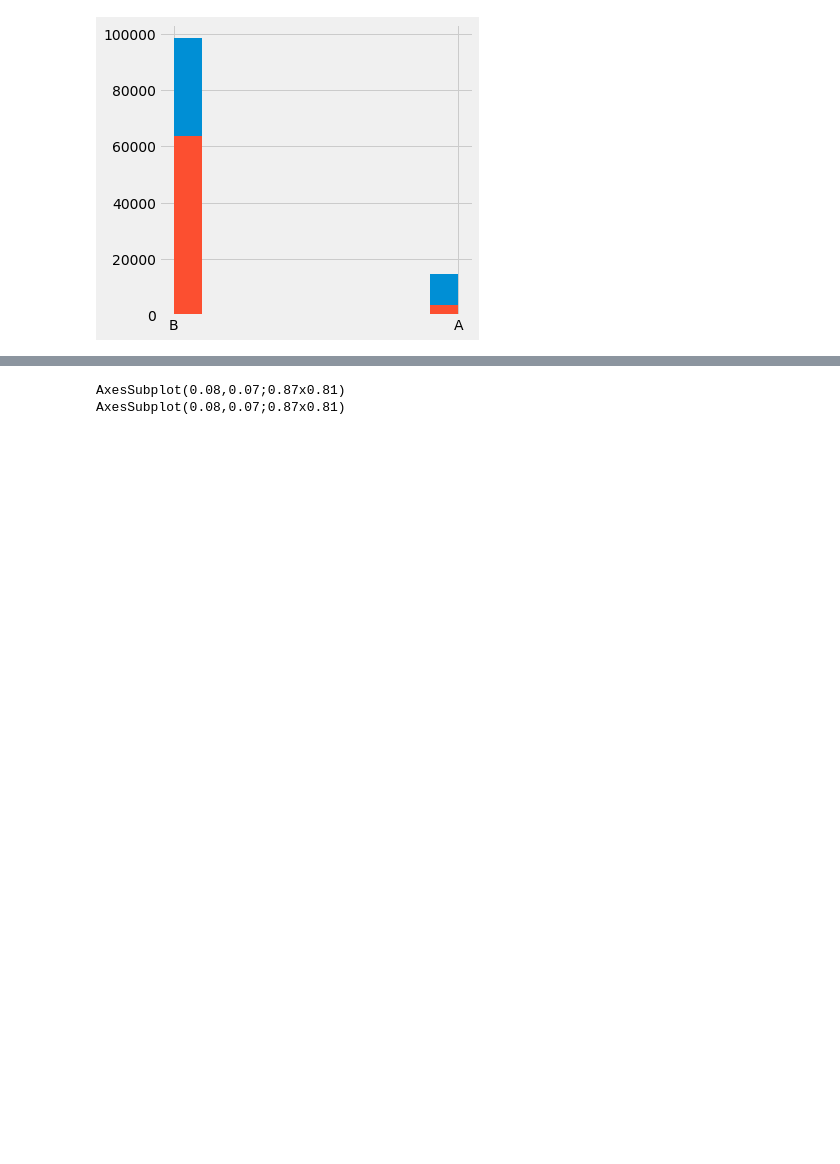
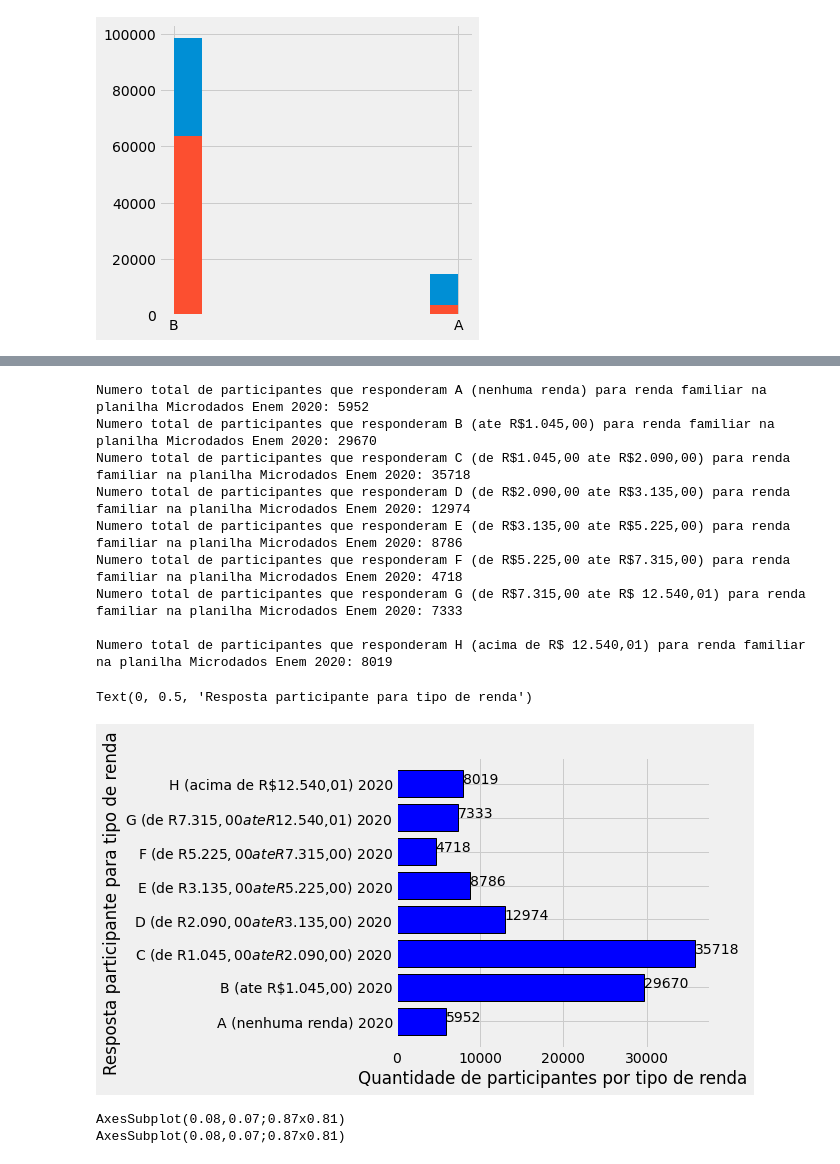
Before and after one commit to kingofrats04/Projeto_IA_DadosEnem, a Jupyter notebook: Graficos_IA.ipynb, the cells around one changed output, grey strips where cells are left out. Cells and saved outputs as stored; diff of their text form; code cells hidden in the pictures; blank space fills up the shorter version.

```diff
--- a/Graficos_IA.ipynb
+++ b/Graficos_IA.ipynb
@@ -590,49 +654,67 @@ AxesSubplot(0.08,0.07;0.87x0.81)
 # %%
 #---------------------------------- Grafico 11 - tipo de renda mensal familiar 2020 ----------------------------------
 
 #display(planilha2020.loc[(planilha2020['Q006']=='A')])
 #display(planilha2020.loc[(planilha2020['Q006']=='B')])
 #display(planilha2020.loc[(planilha2020['Q006']=='C')])
 #display(planilha2020.loc[(planilha2020['Q006']=='D')])
 #display(planilha2020.loc[(planilha2020['Q006']=='E')])
 #display(planilha2020.loc[(planilha2020['Q006']=='F')])
 #display(planilha2020.loc[(planilha2020['Q006']=='G')])
 #display(planilha2020.loc[(planilha2020['Q006']=='H')])
 #display(planilha2020.loc[(planilha2020['Q006']=='I')])
 #display(planilha2020.loc[(planilha2020['Q006']=='J')])
 #display(planilha2020.loc[(planilha2020['Q006']=='K')])
 #display(planilha2020.loc[(planilha2020['Q006']=='L')])
 #display(planilha2020.loc[(planilha2020['Q006']=='M')])
 #display(planilha2020.loc[(planilha2020['Q006']=='N')])
 #display(planilha2020.loc[(planilha2020['Q006']=='O')])
 #display(planilha2020.loc[(planilha2020['Q006']=='P')])
 #display(planilha2020.loc[(planilha2020['Q006']=='Q')])
 
-print('Numero total de participantes que responderam A (nenhuma renda) para renda familiar na planilha Microdados Enem 2020: ')
-print('Numero total de participantes que responderam B (ate R$1.045,00) para renda familiar na planilha Microdados Enem 2020: ')
-print('Numero total de participantes que responderam C (ate R$2.090,00) para renda familiar na planilha Microdados Enem 2020: ')
-print('Numero total de participantes que responderam D (ate R$3.135,00) para renda familiar na planilha Microdados Enem 2020: ')
-print('Numero total de participantes que responderam E (ate R$5.225,00) para renda familiar na planilha Microdados Enem 2020: ')
-print('Numero total de participantes que responderam F (ate R$7.315,00) para renda familiar na planilha Microdados Enem 2020: ')
-print('Numero total de participantes que responderam G (acima de R$7.315,00) para renda familiar na planilha Microdados Enem 2020: ')
+print('Numero total de participantes que responderam A (nenhuma renda) para renda familiar na planilha Microdados Enem 2020: 5952')
+print('Numero total de participantes que responderam B (ate R$1.045,00) para renda familiar na planilha Microdados Enem 2020: 29670')
+print('Numero total de participantes que responderam C (de R$1.045,00 ate R$2.090,00) para renda familiar na planilha Microdados Enem 2020: 35718')
+print('Numero total de participantes que responderam D (de R$2.090,00 ate R$3.135,00) para renda familiar na planilha Microdados Enem 2020: 12974')
+print('Numero total de participantes que responderam E (de R$3.135,00 ate R$5.225,00) para renda familiar na planilha Microdados Enem 2020: 8786')
+print('Numero total de participantes que responderam F (de R$5.225,00 ate R$7.315,00) para renda familiar na planilha Microdados Enem 2020: 4718')
+print('Numero total de participantes que responderam G (de R$7.315,00 ate R$ 12.540,01) para renda familiar na planilha Microdados Enem 2020: 7333\n')
+print('Numero total de participantes que responderam H (acima de R$ 12.540,01) para renda familiar na planilha Microdados Enem 2020: 8019\n')
 
-Q025_A_2020 = 63770
-Q025_B_2020 = 3731
-
+Q006_A_2020 = 5952
+Q006_B_2020 = 29670
+Q006_C_2020 = 35718
+Q006_D_2020 = 12974
+Q006_E_2020 = 8786
+Q006_F_2020 = 4718
+Q006_G_2020 = 7333
+Q006_H_2020 = 8019
 
 # Printando grafico de barras horizontal
-x = ['B (sim) 2020', 'A (não) 2020', 'B (sim) 2020', 'A (não) 2020']
-y = [98667, 14503, 63770, 3731]
-total_Q025_A_B= Q025_B_2020, Q025_A_2020, Q025_B_2020, Q025_A_2020
+x = ['A (nenhuma renda) 2020', 'B (ate R$1.045,00) 2020', 'C (de R$1.045,00 ate R$2.090,00) 2020', 'D (de R$2.090,00 ate R$3.135,00) 2020', 'E (de R$3.135,00 ate R$5.225,00) 2020', 'F (de R$5.225,00 ate R$7.315,00) 2020', 'G (de R$7.315,00 ate R$12.540,01) 2020', 'H (acima de R$12.540,01) 2020']
+y = [5952, 29670, 35718, 12974, 8786, 4718, 7333, 8019]
+total_Q006_2020 = Q006_A_2020, Q006_B_2020, Q006_C_2020, Q006_D_2020, Q006_E_2020, Q006_F_2020, Q006_G_2020, Q006_H_2020
 
 plt.style.use('fivethirtyeight')
 
 for index, value in enumerate(y):
   plt.text(value, index,str(value))
 
-plt.barh(x, total_Q025_A_B, align='center', color=['blue', 'blue', 'red', 'red'], edgecolor='black', linewidth="1")
-plt.xlabel("Quantidade de participantes por acesso a internet")
-plt.ylabel("Resposta participante para acesso a internet")
+plt.barh(x, total_Q006_2020, align='center', color=['blue'], edgecolor='black', linewidth="1")
+plt.xlabel("Quantidade de participantes por tipo de renda")
+plt.ylabel("Resposta participante para tipo de renda")
+# %% [output]
+Numero total de participantes que responderam A (nenhuma renda) para renda familiar na planilha Microdados Enem 2020: 5952
+Numero total de participantes que responderam B (ate R$1.045,00) para renda familiar na planilha Microdados Enem 2020: 29670
+Numero total de participantes que responderam C (de R$1.045,00 ate R$2.090,00) para renda familiar na planilha Microdados Enem 2020: 35718
+Numero total de participantes que responderam D (de R$2.090,00 ate R$3.135,00) para renda familiar na planilha Microdados Enem 2020: 12974
+Numero total de participantes que responderam E (de R$3.135,00 ate R$5.225,00) para renda familiar na planilha Microdados Enem 2020: 8786
+Numero total de participantes que responderam F (de R$5.225,00 ate R$7.315,00) para renda familiar na planilha Microdados Enem 2020: 4718
+Numero total de participantes que responderam G (de R$7.315,00 ate R$ 12.540,01) para renda familiar na planilha Microdados Enem 2020: 7333
+
+Numero total de participantes que responderam H (acima de R$ 12.540,01) para renda familiar na planilha Microdados Enem 2020: 8019
+Text(0, 0.5, 'Resposta participante para tipo de renda')
+[figure, added]
 # %%
 # Histograma projetando a quatidade de participantes por tipo de renda mensal familiar
 print(planilha2020.Q006.hist())
```
Also changed, not shown: parts of 1 cell of this notebook.
